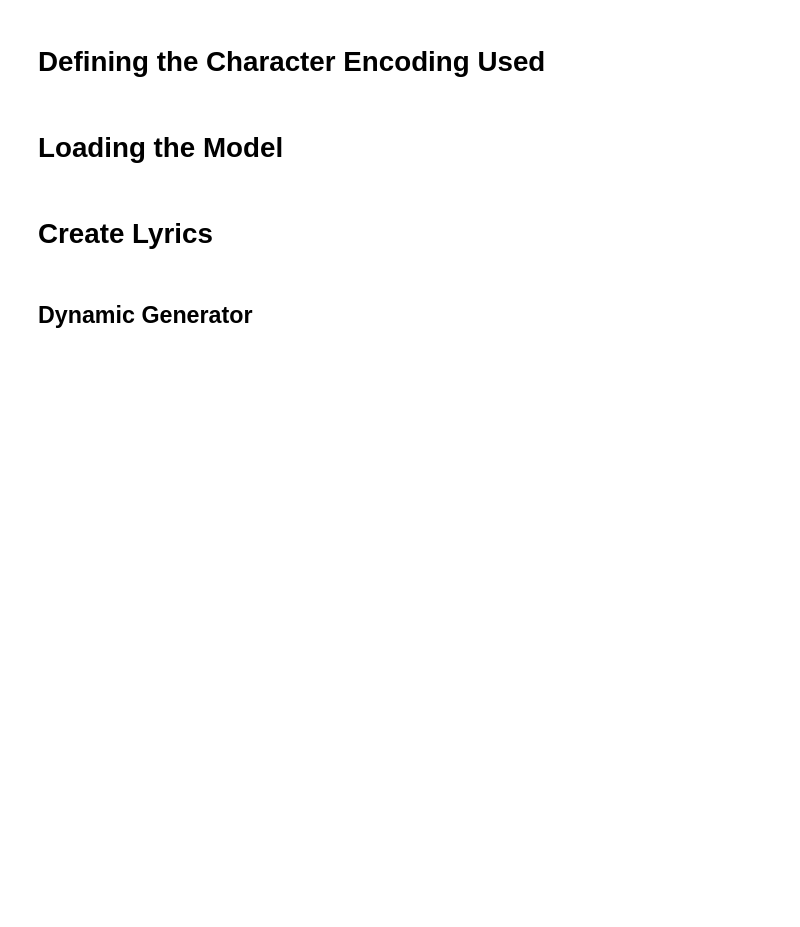
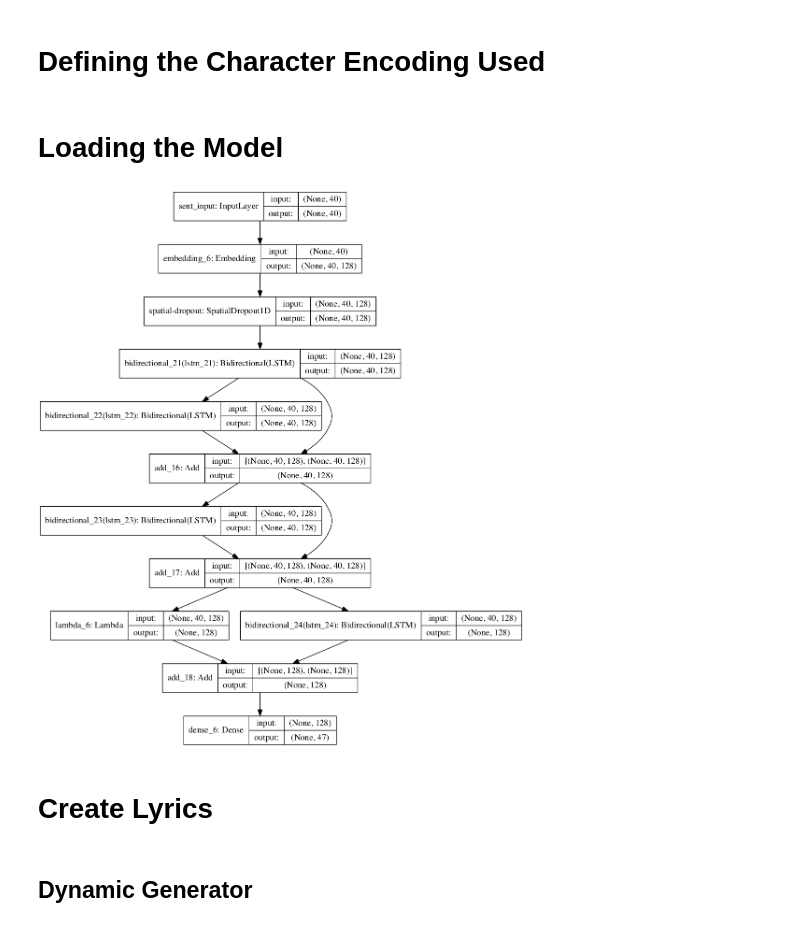
Before and after one commit to FelipeSulser/Lyrics-Genius, a Jupyter notebook: lyrics-genius-predict.ipynb, the cells around one changed output. Drawn from its saved outputs; the diff is of its cells as text; code cells hidden in the pictures; blank space fills up the shorter version.

```diff
--- a/lyrics-genius-predict.ipynb
+++ b/lyrics-genius-predict.ipynb
@@ -63,5 +63,5 @@ def sample(preds, temperature=1.0):
 # %% [markdown]
 # Loading the Model
 # %%
-model_path = "models/rhcp_model_res.h5"
+model_path = "models/gongora_model_res.h5"
 model = load_model(model_path)
@@ -68,3 +70,7 @@ model = load_model(model_path)
+# %%
+plot_model(model, to_file='model_plot.png', show_shapes=True, show_layer_names=True)
+# %% [output]
+[figure, added]
 # %%
 def generate_output(prediction_length=400, static=False, lyrics_input=None, temperature=0.1):
     usr_input=lyrics_input
```
Also changed, not shown: parts of 3 cells of this notebook, 17 other files.
